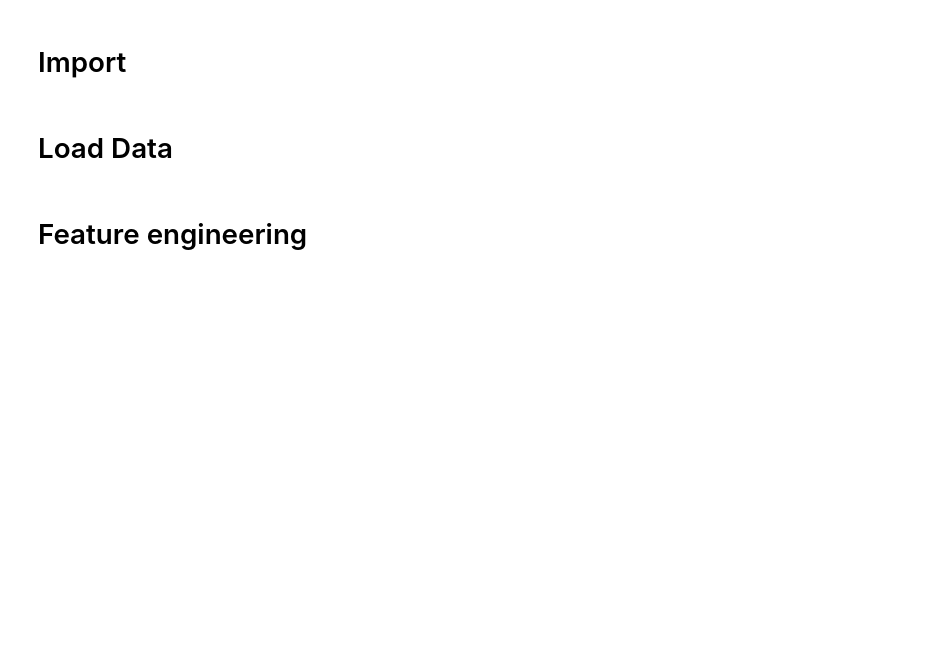
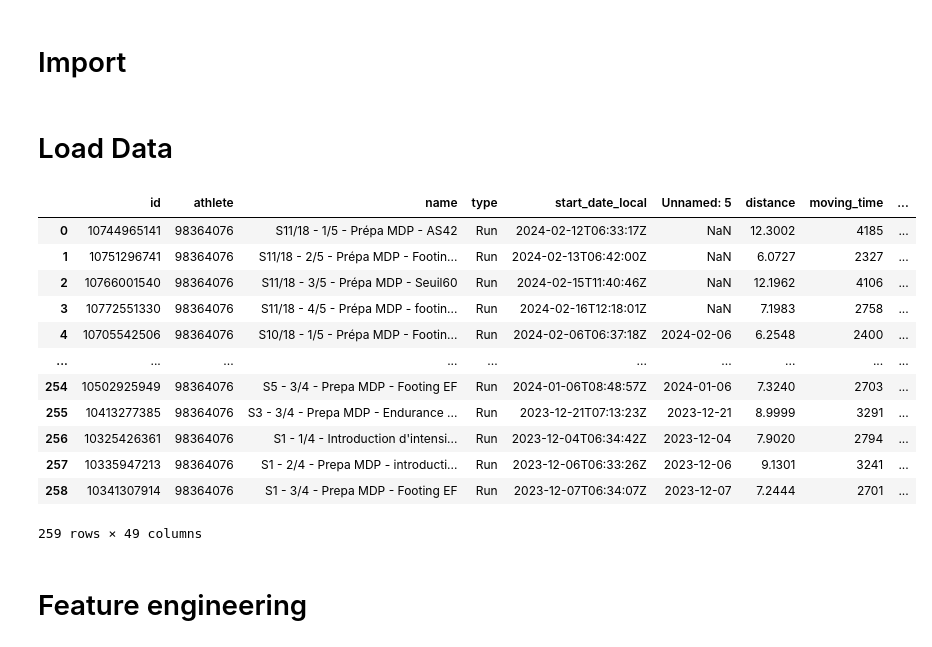
Before and after one commit to TheoCostes/SynchronizeRunningData, a Jupyter notebook: notebooks/2_create_analytics_visuals.ipynb, the cells around one changed output. Drawn from its saved outputs; the diff is of its cells as text; code cells hidden in the pictures; blank space fills up the shorter version.

```diff
--- a/notebooks/2_create_analytics_visuals.ipynb
+++ b/notebooks/2_create_analytics_visuals.ipynb
@@ -33,6 +33,22 @@ df_act = pd.read_csv(response['Body'])
 
 response = s3.get_object(Bucket=s3_bucket, Key=s3_key_lap)
 df_lap = pd.read_csv(response['Body'])
+# %%
+df_act
+# %% [output]
+|  | id | athlete | name | type | start_date_local | Unnamed: 5 | distance | moving_time | ... |
+| 0 | 10744965141 | 98364076 | S11/18 - 1/5 - Prépa MDP - AS42 | Run | 2024-02-12T06:33:17Z | NaN | 12.3002 | 4185 | ... |
+| 1 | 10751296741 | 98364076 | S11/18 - 2/5 - Prépa MDP - Footin... | Run | 2024-02-13T06:42:00Z | NaN | 6.0727 | 2327 | ... |
+| 2 | 10766001540 | 98364076 | S11/18 - 3/5 - Prépa MDP - Seuil60 | Run | 2024-02-15T11:40:46Z | NaN | 12.1962 | 4106 | ... |
+| 3 | 10772551330 | 98364076 | S11/18 - 4/5 - Prépa MDP - footin... | Run | 2024-02-16T12:18:01Z | NaN | 7.1983 | 2758 | ... |
+| 4 | 10705542506 | 98364076 | S10/18 - 1/5 - Prépa MDP - Footin... | Run | 2024-02-06T06:37:18Z | 2024-02-06 | 6.2548 | 2400 | ... |
+| ... | ... | ... | ... | ... | ... | ... | ... | ... | ... |
+| 254 | 10502925949 | 98364076 | S5 - 3/4 - Prepa MDP - Footing EF | Run | 2024-01-06T08:48:57Z | 2024-01-06 | 7.3240 | 2703 | ... |
+| 255 | 10413277385 | 98364076 | S3 - 3/4 - Prepa MDP - Endurance ... | Run | 2023-12-21T07:13:23Z | 2023-12-21 | 8.9999 | 3291 | ... |
+| 256 | 10325426361 | 98364076 | S1 - 1/4 - Introduction d'intensi... | Run | 2023-12-04T06:34:42Z | 2023-12-04 | 7.9020 | 2794 | ... |
+| 257 | 10335947213 | 98364076 | S1 - 2/4 - Prepa MDP - introducti... | Run | 2023-12-06T06:33:26Z | 2023-12-06 | 9.1301 | 3241 | ... |
+| 258 | 10341307914 | 98364076 | S1 - 3/4 - Prepa MDP - Footing EF | Run | 2023-12-07T06:34:07Z | 2023-12-07 | 7.2444 | 2701 | ... |
+259 rows × 49 columns
 # %% [markdown]
 # Feature engineering
 # %%
```
Also changed, not shown: 1 other file.
